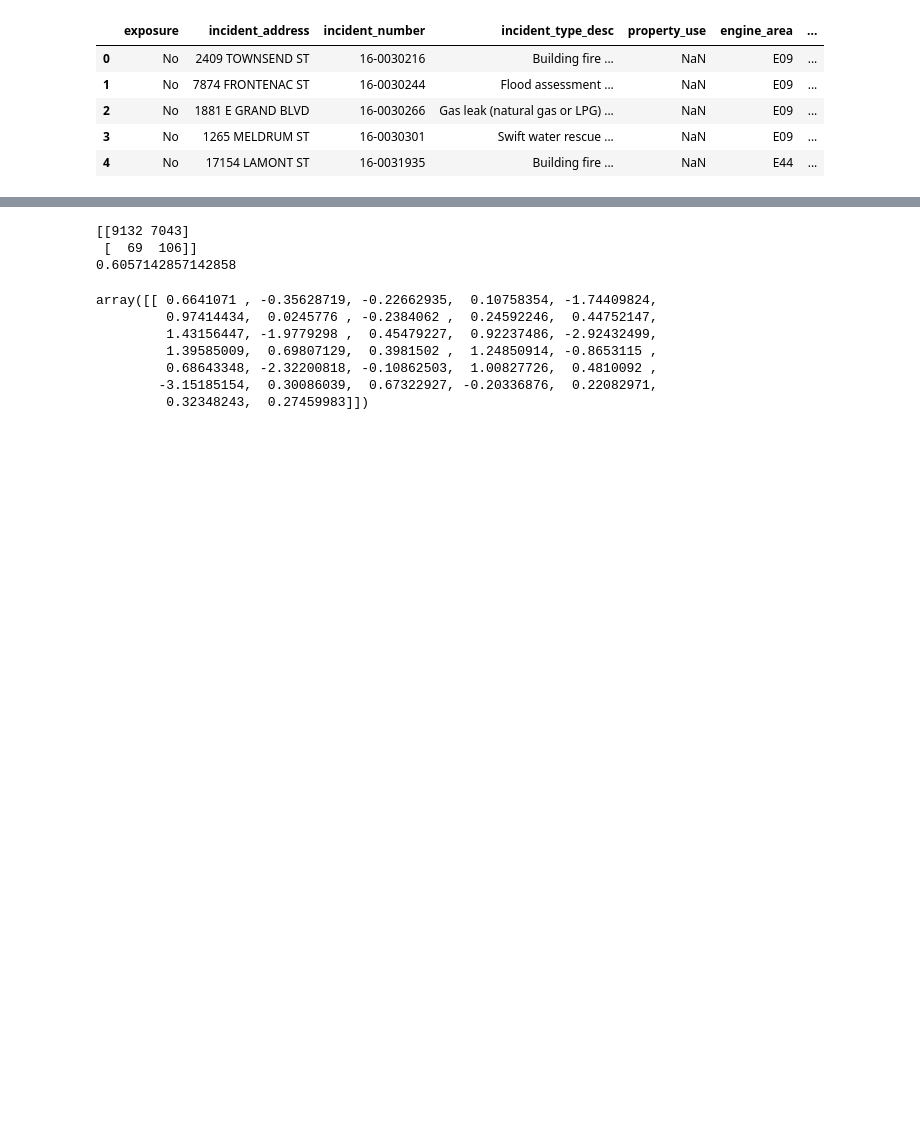
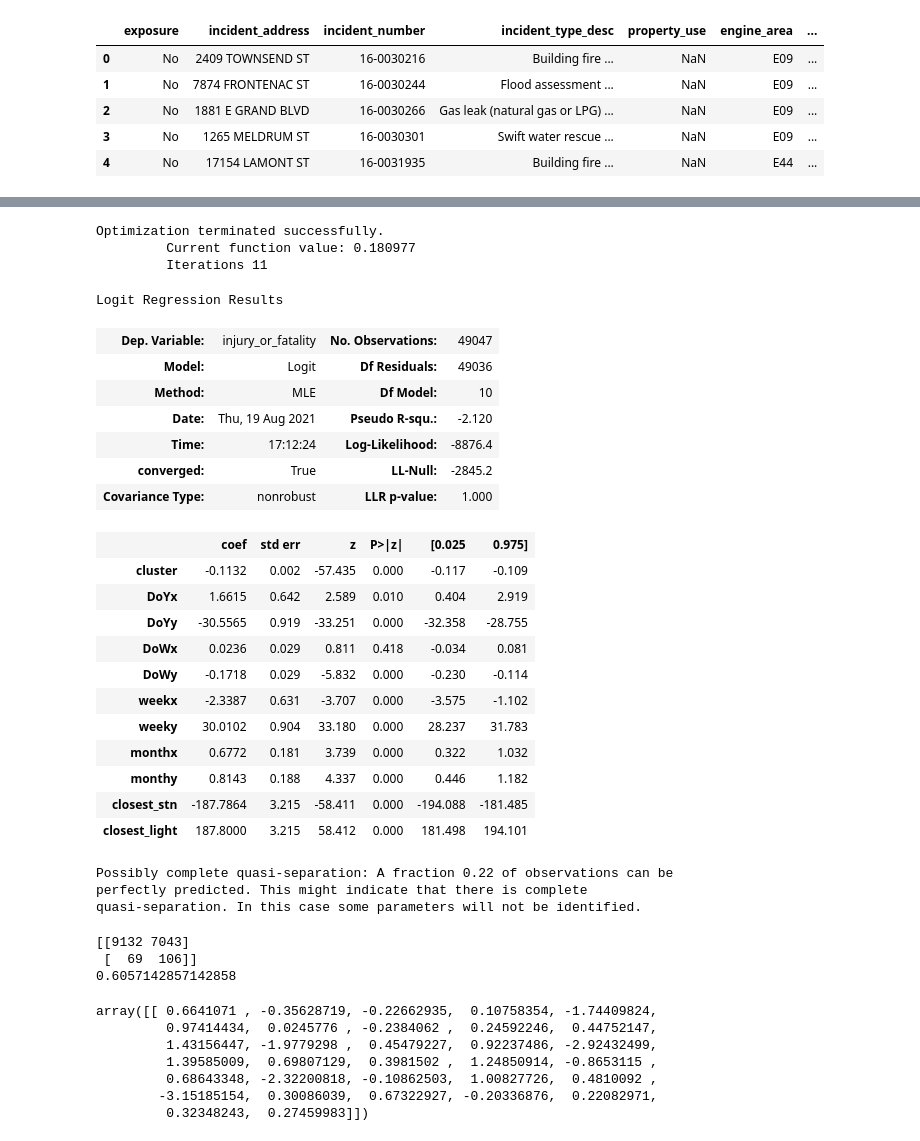
Before and after one commit to aheldrich14/FireIncidents, a Jupyter notebook: FireIncidents.ipynb, the cells around one changed output, grey strips where cells are left out. Drawn from its saved outputs; the diff is of its cells as text; code cells hidden in the pictures; blank space fills up the shorter version.

```diff
--- a/FireIncidents.ipynb
+++ b/FireIncidents.ipynb
@@ -249,0 +259,10 @@ Y_train = Y_train_pos.append(Y_train_neg)
+# %%
+y_col = 'injury_or_fatality'
+feature_cols = ['hourx', 'houry', 'dayx', 'dayy', 'DoYx', 'DoYy', 'DoWx', 'DoWy', 'weekx', 'weeky', 'monthx', 'monthy', 'closest_stn', 'closest_light']
+for cluster in geoDf.cluster.unique():
+    col = 'cluster_' + str(cluster)
+    feature_cols.append(col)
+    fire_inc[col] = fire_inc['cluster'].apply(lambda x: 1 if x == cluster else 0)
+X = fire_inc.loc[:, feature_cols]
+Y = fire_inc[y_col]
+X_train, X_test, y_train, y_test = train_test_split(X, Y, random_state=RANDOM_STATE)
@@ -249,0 +279,9 @@ Y_train = Y_train_pos.append(Y_train_neg)
+# %%
+boost = xgb.XGBClassifier(use_label_encoder=False, objective="binary:logistic",
+    n_estimators=1000,
+    max_depth=3,
+    learning_rate=0.1,
+    scale_pos_weight=80,
+    importance_type='total_gain',
+    random_state=RANDOM_STATE)
+boost.fit(X_train, y_train)
@@ -249,0 +331,8 @@ Y_train = Y_train_pos.append(Y_train_neg)
+# %%
+cv = GridSearchCV(boost,
+    param_grid={'max_depth':[2,3],
+            'learning_rate':[ 0.1, 0.05],
+            'scale_pos_weight':[80, 100]},
+    scoring='roc_auc'
+    )
+cv.fit(X_train, y_train)
@@ -249,0 +375,32 @@ Y_train = Y_train_pos.append(Y_train_neg)
+# %%
+log_reg = sm.Logit(y_train, X_train).fit()
+# %% [output]
+Optimization terminated successfully.
+         Current function value: 0.180977
+         Iterations 11
+# %%
+log_reg.summary()
+# %% [output]
+Logit Regression Results
+| Dep. Variable: | injury_or_fatality | No. Observations: | 49047 |
+| Model: | Logit | Df Residuals: | 49036 |
+| Method: | MLE | Df Model: | 10 |
+| Date: | Thu, 19 Aug 2021 | Pseudo R-squ.: | -2.120 |
+| Time: | 17:12:24 | Log-Likelihood: | -8876.4 |
+| converged: | True | LL-Null: | -2845.2 |
+| Covariance Type: | nonrobust | LLR p-value: | 1.000 |
+|  | coef | std err | z | P>|z| | [0.025 | 0.975] |
+| cluster | -0.1132 | 0.002 | -57.435 | 0.000 | -0.117 | -0.109 |
+| DoYx | 1.6615 | 0.642 | 2.589 | 0.010 | 0.404 | 2.919 |
+| DoYy | -30.5565 | 0.919 | -33.251 | 0.000 | -32.358 | -28.755 |
+| DoWx | 0.0236 | 0.029 | 0.811 | 0.418 | -0.034 | 0.081 |
+| DoWy | -0.1718 | 0.029 | -5.832 | 0.000 | -0.230 | -0.114 |
+| weekx | -2.3387 | 0.631 | -3.707 | 0.000 | -3.575 | -1.102 |
+| weeky | 30.0102 | 0.904 | 33.180 | 0.000 | 28.237 | 31.783 |
+| monthx | 0.6772 | 0.181 | 3.739 | 0.000 | 0.322 | 1.032 |
+| monthy | 0.8143 | 0.188 | 4.337 | 0.000 | 0.446 | 1.182 |
+| closest_stn | -187.7864 | 3.215 | -58.411 | 0.000 | -194.088 | -181.485 |
+| closest_light | 187.8000 | 3.215 | 58.412 | 0.000 | 181.498 | 194.101 |
+Possibly complete quasi-separation: A fraction 0.22 of observations can be
+perfectly predicted. This might indicate that there is complete
+quasi-separation. In this case some parameters will not be identified.
```
Also changed, not shown: parts of 48 cells of this notebook, 7 other files.
